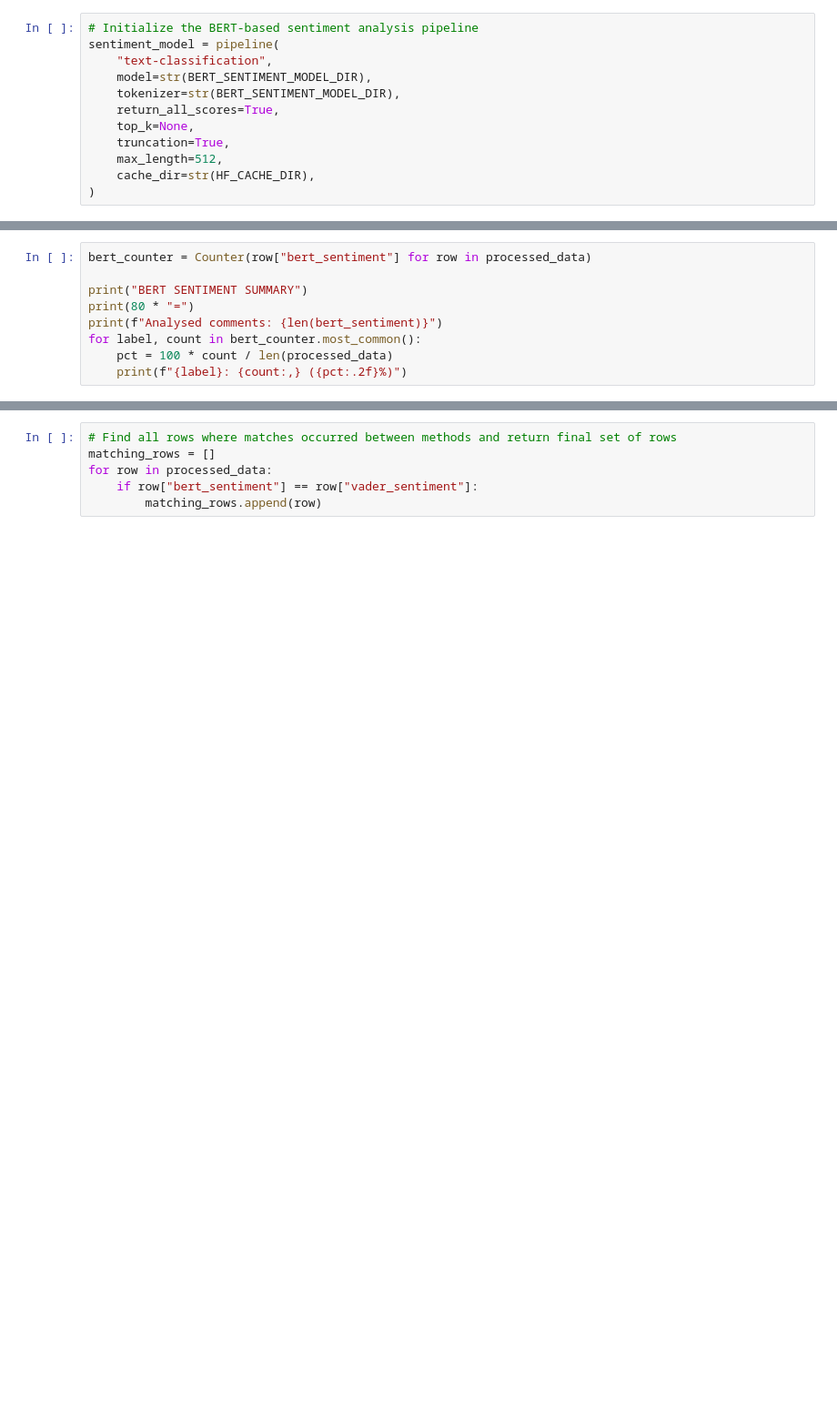
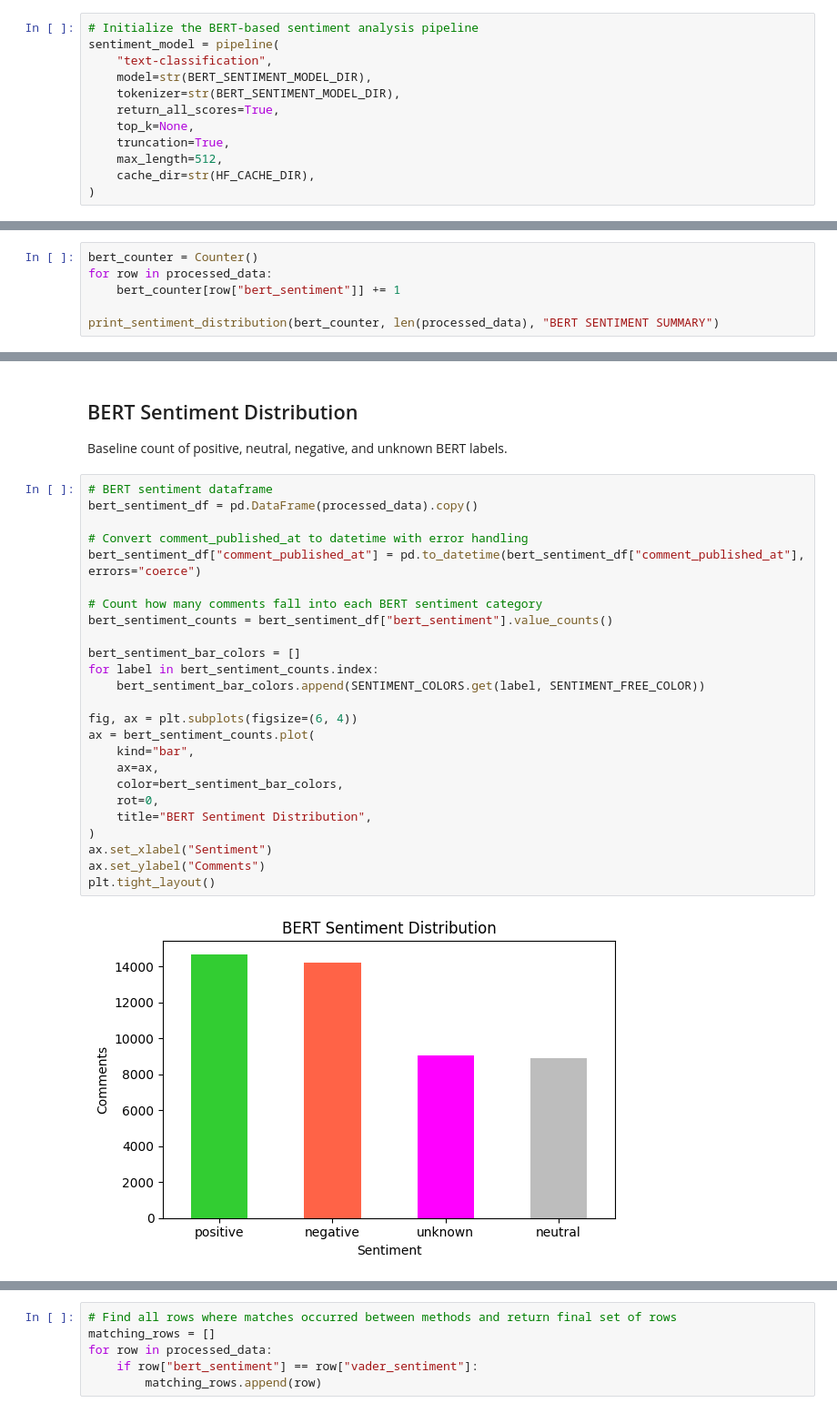
Before and after one commit to gnol-123/Network-Analysis-Project, a Jupyter notebook: notebooks/03_sentiment_analysis.ipynb, the cells around one changed output, grey strips where cells are left out. Shown at 91% size. Cells and saved outputs as stored; diff of their text form; blank space fills up the shorter version.

```diff
--- a/notebooks/03_sentiment_analysis.ipynb
+++ b/notebooks/03_sentiment_analysis.ipynb
@@ -378,12 +494,9 @@ for row in processed_data:
 # %%
-bert_counter = Counter(row["bert_sentiment"] for row in processed_data)
+bert_counter = Counter()
+for row in processed_data:
+    bert_counter[row["bert_sentiment"]] += 1
 
-print("BERT SENTIMENT SUMMARY")
-print(80 * "=")
-print(f"Analysed comments: {len(bert_sentiment)}")
-for label, count in bert_counter.most_common():
-    pct = 100 * count / len(processed_data)
-    print(f"{label}: {count:,} ({pct:.2f}%)")
+print_sentiment_distribution(bert_counter, len(processed_data), "BERT SENTIMENT SUMMARY")
 # %% [output]
 BERT SENTIMENT SUMMARY
 ================================================================================
@@ -445,3 +528,34 @@ BERT NEUTRAL SENTIMENT EXAMPLES
 - Can never touch the Queen Whitney Houston
 - Zac Posen And Kendall Jenner stole the show, THE END
 - If they needa go pee😂😂😂😂😂
+# %% [markdown]
+## BERT Sentiment Distribution
+
+Baseline count of positive, neutral, negative, and unknown BERT labels.
+# %%
+# BERT sentiment dataframe
+bert_sentiment_df = pd.DataFrame(processed_data).copy()
+
+# Convert comment_published_at to datetime with error handling
+bert_sentiment_df["comment_published_at"] = pd.to_datetime(bert_sentiment_df["comment_published_at"], errors="coerce")
+
+# Count how many comments fall into each BERT sentiment category
+bert_sentiment_counts = bert_sentiment_df["bert_sentiment"].value_counts()
+
+bert_sentiment_bar_colors = []
+for label in bert_sentiment_counts.index:
+    bert_sentiment_bar_colors.append(SENTIMENT_COLORS.get(label, SENTIMENT_FREE_COLOR))
+
+fig, ax = plt.subplots(figsize=(6, 4))
+ax = bert_sentiment_counts.plot(
+    kind="bar",
+    ax=ax,
+    color=bert_sentiment_bar_colors,
+    rot=0,
+    title="BERT Sentiment Distribution",
+)
+ax.set_xlabel("Sentiment")
+ax.set_ylabel("Comments")
+plt.tight_layout()
+# %% [output]
+[figure, added]
```
Also changed, not shown: parts of 40 cells of this notebook.
